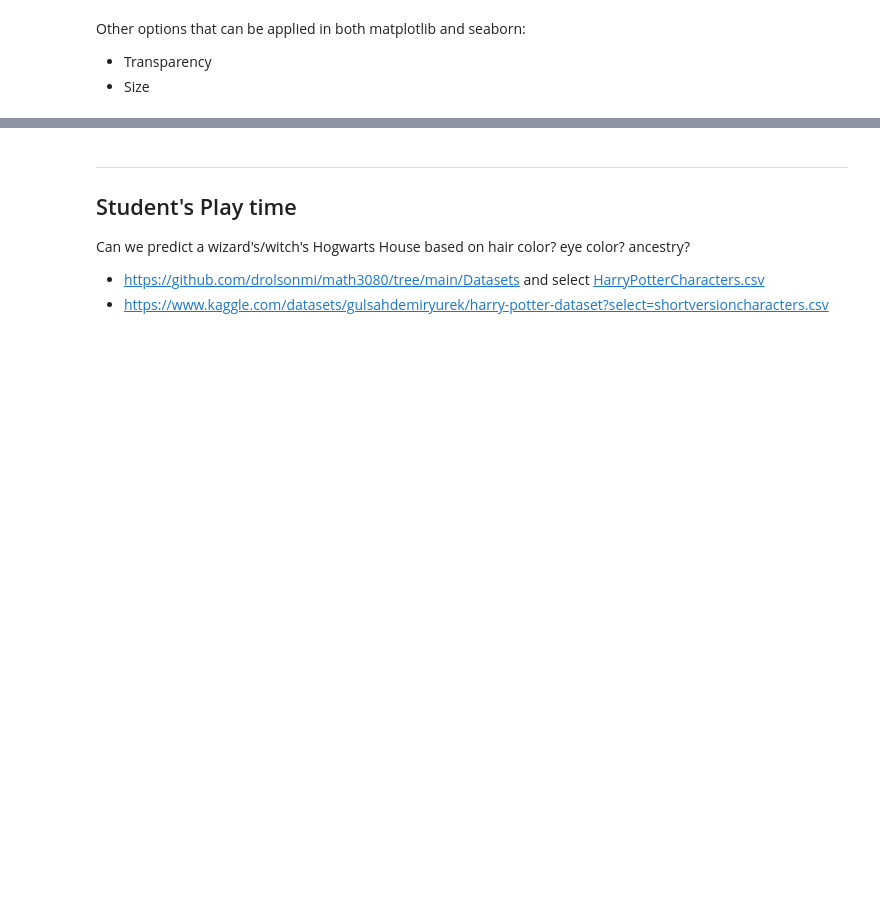
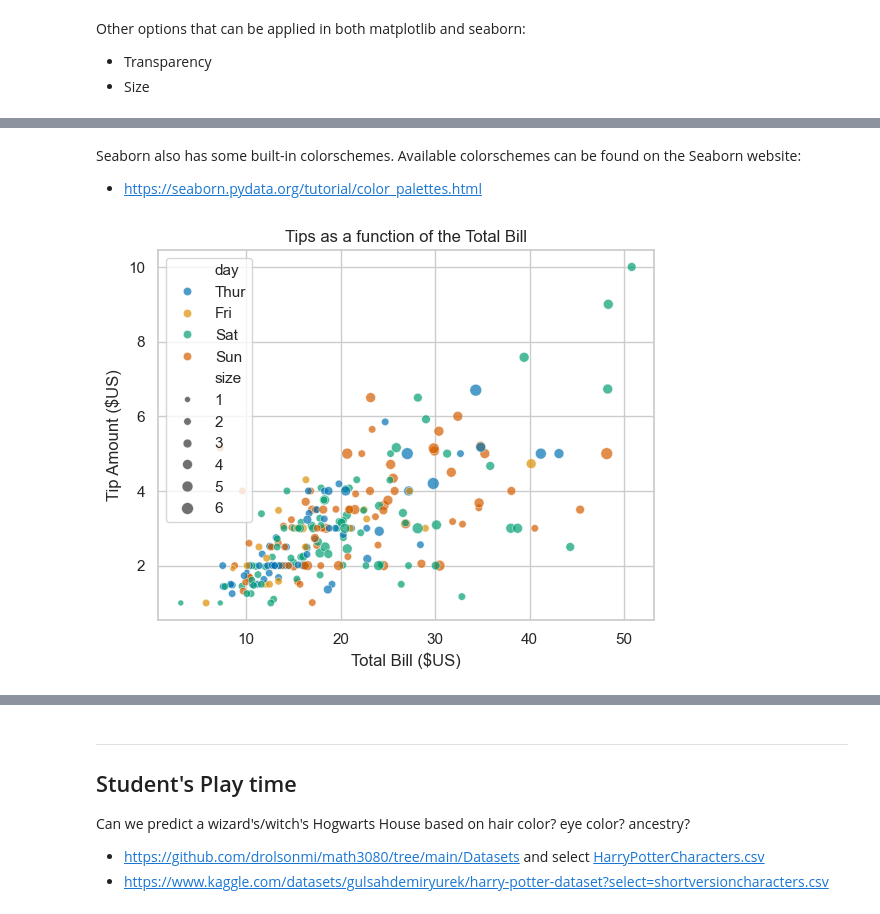
Before and after one commit to drolsonmi/math3080, a Jupyter notebook: Notes/11_Graphing.ipynb, the cells around one changed output, grey strips where cells are left out. Drawn from its saved outputs; the diff is of its cells as text; code cells hidden in the pictures; blank space fills up the shorter version.

```diff
--- a/Notes/11_Graphing.ipynb
+++ b/Notes/11_Graphing.ipynb
@@ -243,0 +271,14 @@ plt.show()
+# %% [markdown]
+Seaborn also has some built-in colorschemes. Available colorschemes can be found on the Seaborn website:
+* https://seaborn.pydata.org/tutorial/color_palettes.html
+# %%
+sns.scatterplot(data=tips, x='total_bill', y='tip', hue='day',
+                alpha=0.7, size='size', palette='colorblind')
+
+plt.title('Tips as a function of the Total Bill')
+plt.xlabel('Total Bill ($US)')
+plt.ylabel('Tip Amount ($US)')
+
+plt.show()
+# %% [output]
+[figure, added]
```
Also changed, not shown: parts of 60 cells of this notebook.
